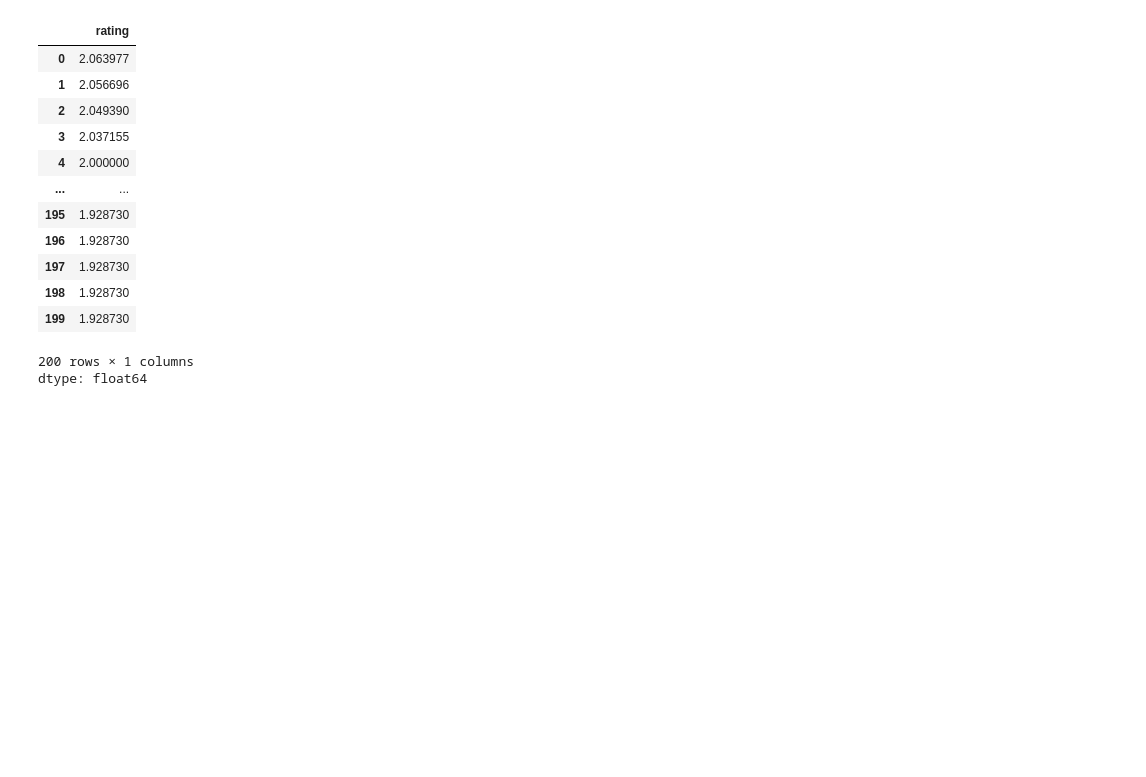
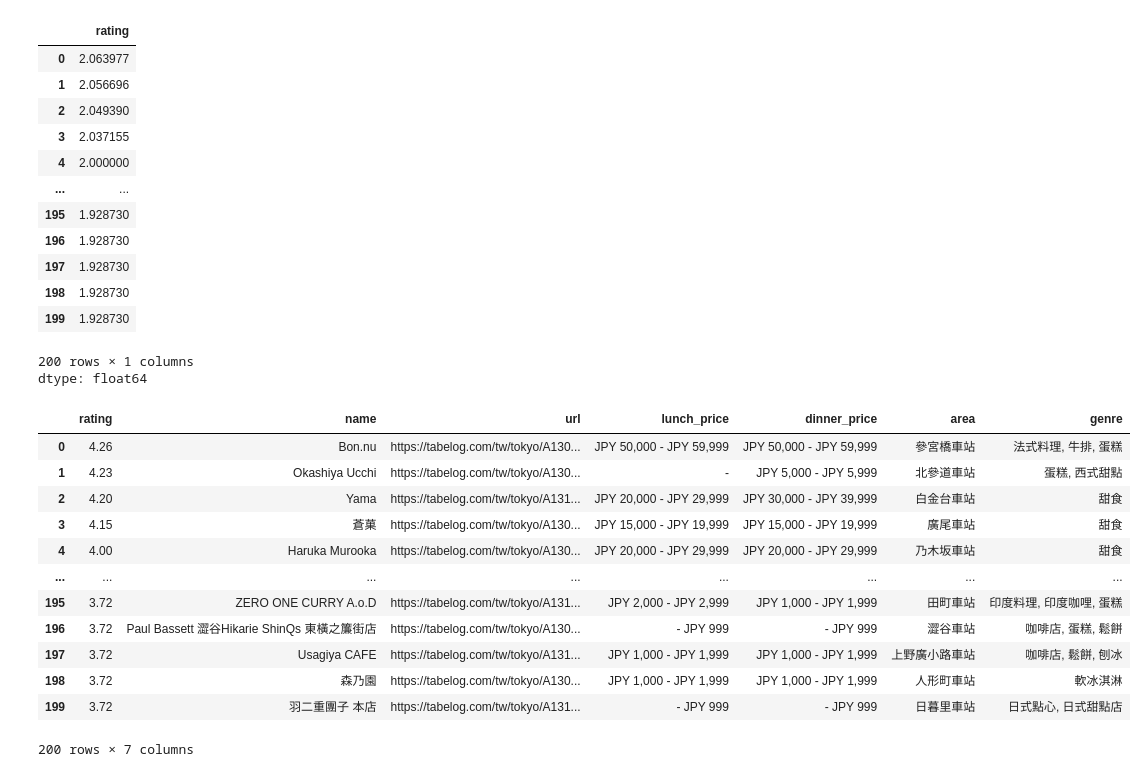
Before and after one commit to Elwing-Chou/tibame20260223, a Jupyter notebook: 20260321_2.ipynb, the cells around one changed output. Drawn from its saved outputs; the diff is of its cells as text; code cells hidden in the pictures; blank space fills up the shorter version.

```diff
--- a/20260321_2.ipynb
+++ b/20260321_2.ipynb
@@ -160,3 +174,36 @@ df["rating"].apply(func)
 | 199 | 1.928730 |
 200 rows × 1 columns
 dtype: float64
+# %%
+def func(s):
+    s_spl = s.split(" / ")
+    if len(s_spl) == 1:
+        area = "-"
+        genre = s_spl[0]
+    else:
+        area = s_spl[0]
+        genre = s_spl[1]
+    result = {
+        "area":area,
+        "genre":genre
+    }
+    return pd.Series(result)
+
+extra = df["area_genre"].apply(func)
+df = pd.concat([df, extra], axis=1)
+df = df.drop("area_genre", axis=1)
+df
+# %% [output]
+|  | rating | name | url | lunch_price | dinner_price | area | genre |
+| 0 | 4.26 | Bon.nu | https://tabelog.com/tw/tokyo/A130... | JPY 50,000 - JPY 59,999 | JPY 50,000 - JPY 59,999 | 參宮橋車站 | 法式料理, 牛排, 蛋糕 |
+| 1 | 4.23 | Okashiya Ucchi | https://tabelog.com/tw/tokyo/A130... | - | JPY 5,000 - JPY 5,999 | 北參道車站 | 蛋糕, 西式甜點 |
+| 2 | 4.20 | Yama | https://tabelog.com/tw/tokyo/A131... | JPY 20,000 - JPY 29,999 | JPY 30,000 - JPY 39,999 | 白金台車站 | 甜食 |
+| 3 | 4.15 | 蒼菓 | https://tabelog.com/tw/tokyo/A130... | JPY 15,000 - JPY 19,999 | JPY 15,000 - JPY 19,999 | 廣尾車站 | 甜食 |
+| 4 | 4.00 | Haruka Murooka | https://tabelog.com/tw/tokyo/A130... | JPY 20,000 - JPY 29,999 | JPY 20,000 - JPY 29,999 | 乃木坂車站 | 甜食 |
+| ... | ... | ... | ... | ... | ... | ... | ... |
+| 195 | 3.72 | ZERO ONE CURRY A.o.D | https://tabelog.com/tw/tokyo/A131... | JPY 2,000 - JPY 2,999 | JPY 1,000 - JPY 1,999 | 田町車站 | 印度料理, 印度咖哩, 蛋糕 |
+| 196 | 3.72 | Paul Bassett 澀谷Hikarie ShinQs 東橫之簾街店 | https://tabelog.com/tw/tokyo/A130... | - JPY 999 | - JPY 999 | 澀谷車站 | 咖啡店, 蛋糕, 鬆餅 |
+| 197 | 3.72 | Usagiya CAFE | https://tabelog.com/tw/tokyo/A131... | JPY 1,000 - JPY 1,999 | JPY 1,000 - JPY 1,999 | 上野廣小路車站 | 咖啡店, 鬆餅, 刨冰 |
+| 198 | 3.72 | 森乃園 | https://tabelog.com/tw/tokyo/A130... | JPY 1,000 - JPY 1,999 | JPY 1,000 - JPY 1,999 | 人形町車站 | 軟冰淇淋 |
+| 199 | 3.72 | 羽二重團子 本店 | https://tabelog.com/tw/tokyo/A131... | - JPY 999 | - JPY 999 | 日暮里車站 | 日式點心, 日式甜點店 |
+200 rows × 7 columns
```
Also changed, not shown: parts of 1 cell of this notebook.
